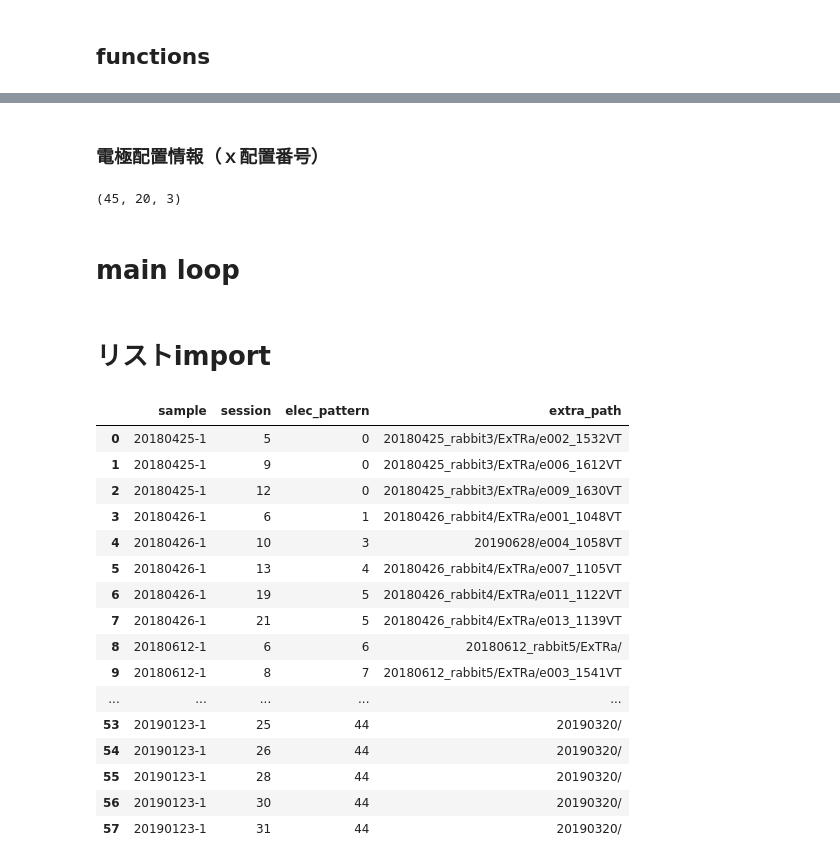
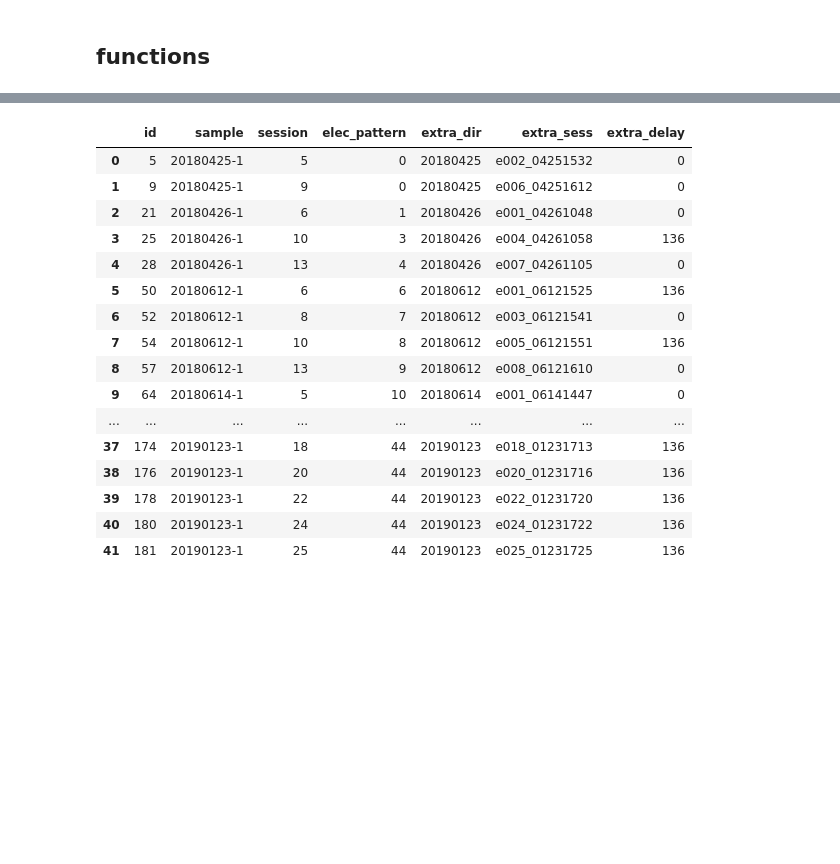
Before and after one commit to chenaoki/nb_extra, a Jupyter notebook: batch_run.ipynb, the cells around one changed output, grey strips where cells are left out. Drawn from its saved outputs; the diff is of its cells as text; code cells hidden in the pictures; blank space fills up the shorter version.

```diff
--- a/batch_run.ipynb
+++ b/batch_run.ipynb
@@ -135,9 +211,0 @@ plt.colorbar()
-# %% [markdown]
-### 電極配置情報（ｘ配置番号）
-# %%
-elec_list = np.load(os.path.join(opath,"util/elec_list.npy"))
-elec_list.shape
-# %% [output]
-(45, 20, 3)
-# %% [markdown]
-# main loop
@@ -189,23 +212,21 @@ epvmap_params = ana_params["extra"]["extra_pvmap"]
-# %% [markdown]
-# リストimport
 # %%
-ana_list_all = pd.read_csv("./session_sw_all.csv")
-ana_list_all
+sess_list = pd.read_csv("./session_all.csv")
+sess_list
 # %% [output]
-|  | sample | session | elec_pattern | extra_path |
-| 0 | 20180425-1 | 5 | 0 | 20180425_rabbit3/ExTRa/e002_1532VT |
-| 1 | 20180425-1 | 9 | 0 | 20180425_rabbit3/ExTRa/e006_1612VT |
-| 2 | 20180425-1 | 12 | 0 | 20180425_rabbit3/ExTRa/e009_1630VT |
-| 3 | 20180426-1 | 6 | 1 | 20180426_rabbit4/ExTRa/e001_1048VT |
-| 4 | 20180426-1 | 10 | 3 | 20190628/e004_1058VT |
-| 5 | 20180426-1 | 13 | 4 | 20180426_rabbit4/ExTRa/e007_1105VT |
-| 6 | 20180426-1 | 19 | 5 | 20180426_rabbit4/ExTRa/e011_1122VT |
-| 7 | 20180426-1 | 21 | 5 | 20180426_rabbit4/ExTRa/e013_1139VT |
-| 8 | 20180612-1 | 6 | 6 | 20180612_rabbit5/ExTRa/ |
-| 9 | 20180612-1 | 8 | 7 | 20180612_rabbit5/ExTRa/e003_1541VT |
-| ... | ... | ... | ... | ... |
-| 53 | 20190123-1 | 25 | 44 | 20190320/ |
-| 54 | 20190123-1 | 26 | 44 | 20190320/ |
-| 55 | 20190123-1 | 28 | 44 | 20190320/ |
-| 56 | 20190123-1 | 30 | 44 | 20190320/ |
-| 57 | 20190123-1 | 31 | 44 | 20190320/ |
+|  | ﻿id | sample | session | elec_pattern | extra_dir | extra_sess | extra_delay |
+| 0 | 5 | 20180425-1 | 5 | 0 | 20180425 | e002_04251532 | 0 |
+| 1 | 9 | 20180425-1 | 9 | 0 | 20180425 | e006_04251612 | 0 |
+| 2 | 21 | 20180426-1 | 6 | 1 | 20180426 | e001_04261048 | 0 |
+| 3 | 25 | 20180426-1 | 10 | 3 | 20180426 | e004_04261058 | 136 |
+| 4 | 28 | 20180426-1 | 13 | 4 | 20180426 | e007_04261105 | 0 |
+| 5 | 50 | 20180612-1 | 6 | 6 | 20180612 | e001_06121525 | 136 |
+| 6 | 52 | 20180612-1 | 8 | 7 | 20180612 | e003_06121541 | 0 |
+| 7 | 54 | 20180612-1 | 10 | 8 | 20180612 | e005_06121551 | 136 |
+| 8 | 57 | 20180612-1 | 13 | 9 | 20180612 | e008_06121610 | 0 |
+| 9 | 64 | 20180614-1 | 5 | 10 | 20180614 | e001_06141447 | 0 |
+| ... | ... | ... | ... | ... | ... | ... | ... |
+| 37 | 174 | 20190123-1 | 18 | 44 | 20190123 | e018_01231713 | 136 |
+| 38 | 176 | 20190123-1 | 20 | 44 | 20190123 | e020_01231716 | 136 |
+| 39 | 178 | 20190123-1 | 22 | 44 | 20190123 | e022_01231720 | 136 |
+| 40 | 180 | 20190123-1 | 24 | 44 | 20190123 | e024_01231722 | 136 |
+| 41 | 181 | 20190123-1 | 25 | 44 | 20190123 | e025_01231725 | 136 |
```
Also changed, not shown: parts of 30 cells of this notebook, 12 other files.
